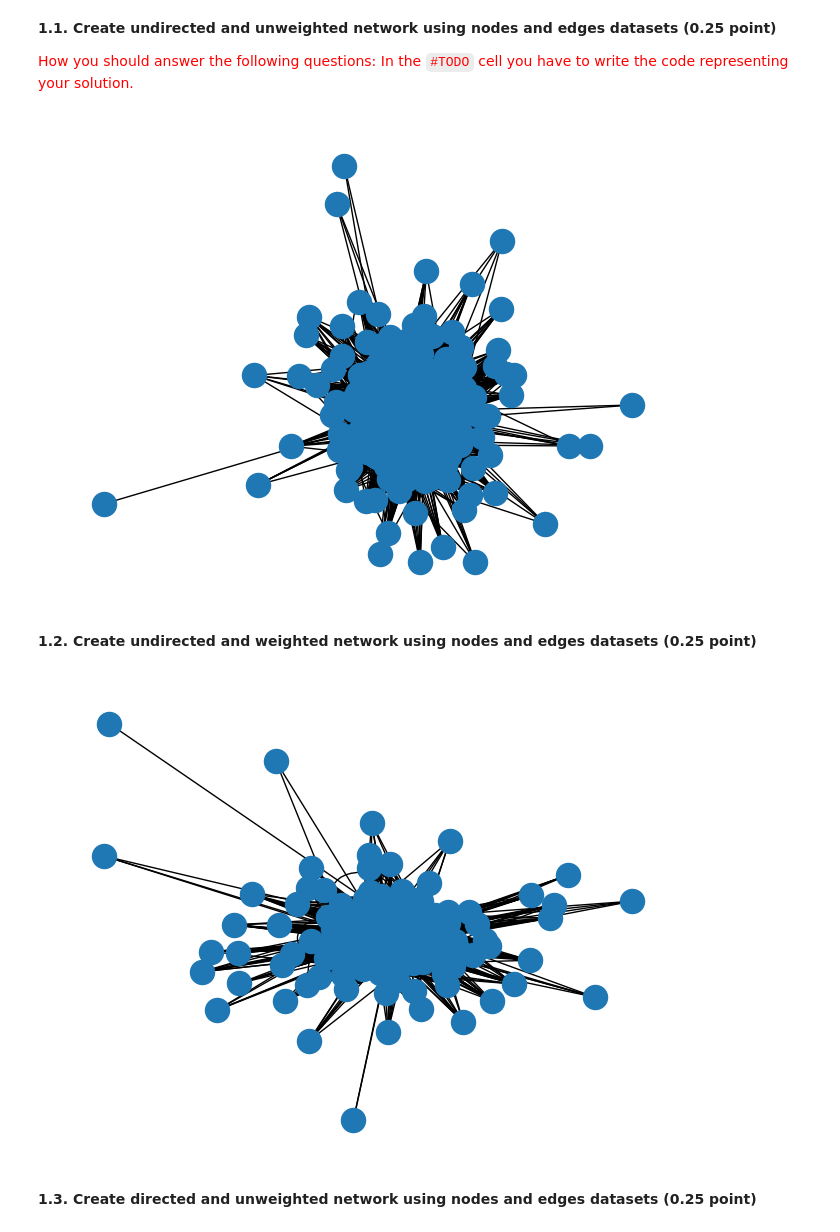
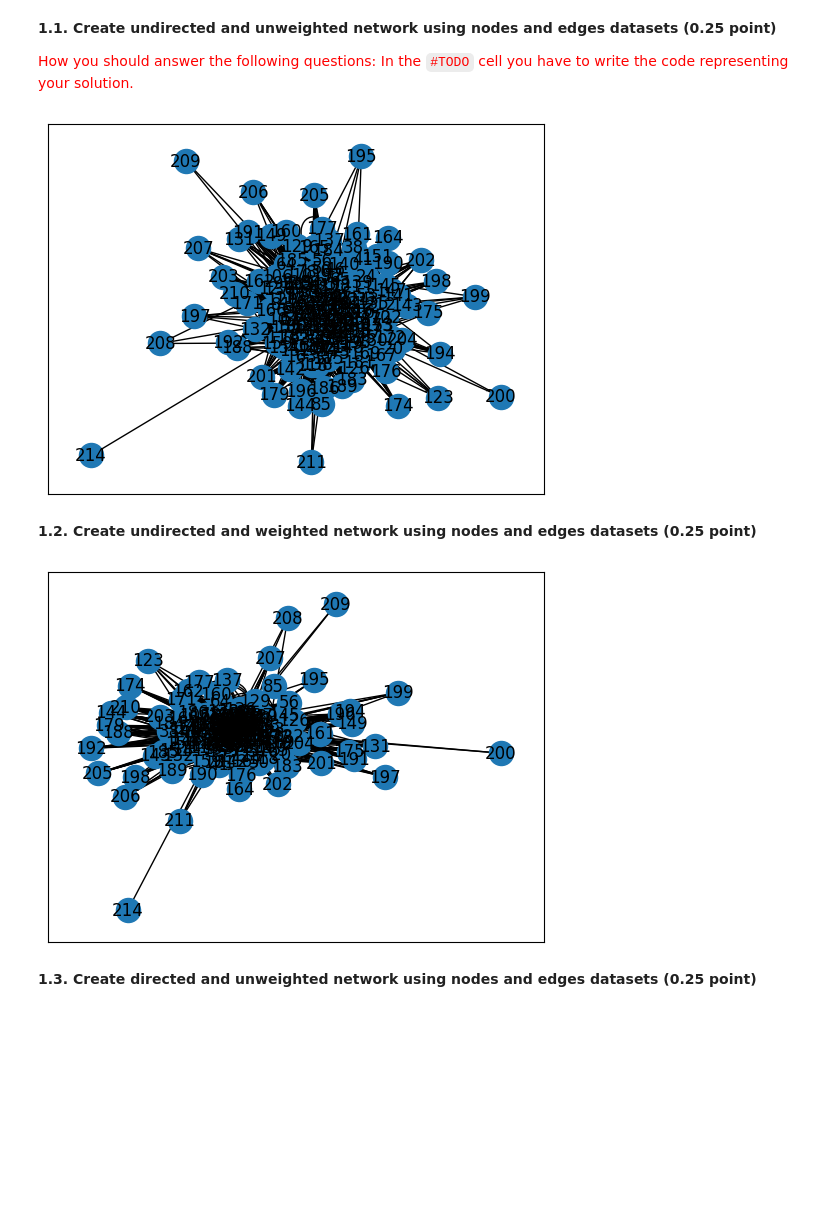
Before and after one commit to shanazar/network-science, a Jupyter notebook: homework-1/Homework_1_2024.ipynb, the cells around one changed output. Cells and saved outputs as stored; diff of their text form; code cells hidden in the pictures; blank space fills up the shorter version.

```diff
--- a/homework-1/Homework_1_2024.ipynb
+++ b/homework-1/Homework_1_2024.ipynb
@@ -99,11 +88,11 @@ edges.head()
 # %%
 """
 Hint: Use igraph or networkx to create a correct graph type.
 """
 G_unweighted_undirected = nx.from_pandas_edgelist(edges, source='from', target='to',edge_attr=None)
-nx.draw(G_unweighted_undirected)
+nx.draw_networkx(G_unweighted_undirected)
 # %% [output]
-[figure, old version]
+[figure, new version]
 # %% [markdown]
 **1.2. Create undirected and weighted network using nodes and edges datasets (0.25 point)**
 # %%
@@ -112,9 +101,9 @@ Hint: Create "weight" column in the "edges" dataframe by grouping on "from" and
 '''
 edges = edges.groupby(['from', 'to']).size().reset_index(name='weight')
 G_weighted_undirected = nx.from_pandas_edgelist(edges, source='from', target='to',edge_attr=True)
-nx.draw(G_weighted_undirected)
+nx.draw_networkx(G_weighted_undirected)
 # %% [output]
-[figure, old version]
+[figure, new version]
 # %% [markdown]
 **1.3. Create directed and unweighted network using nodes and edges datasets (0.25 point)**
 # %%
```
Also changed, not shown: parts of 26 cells of this notebook, 1 other file.
